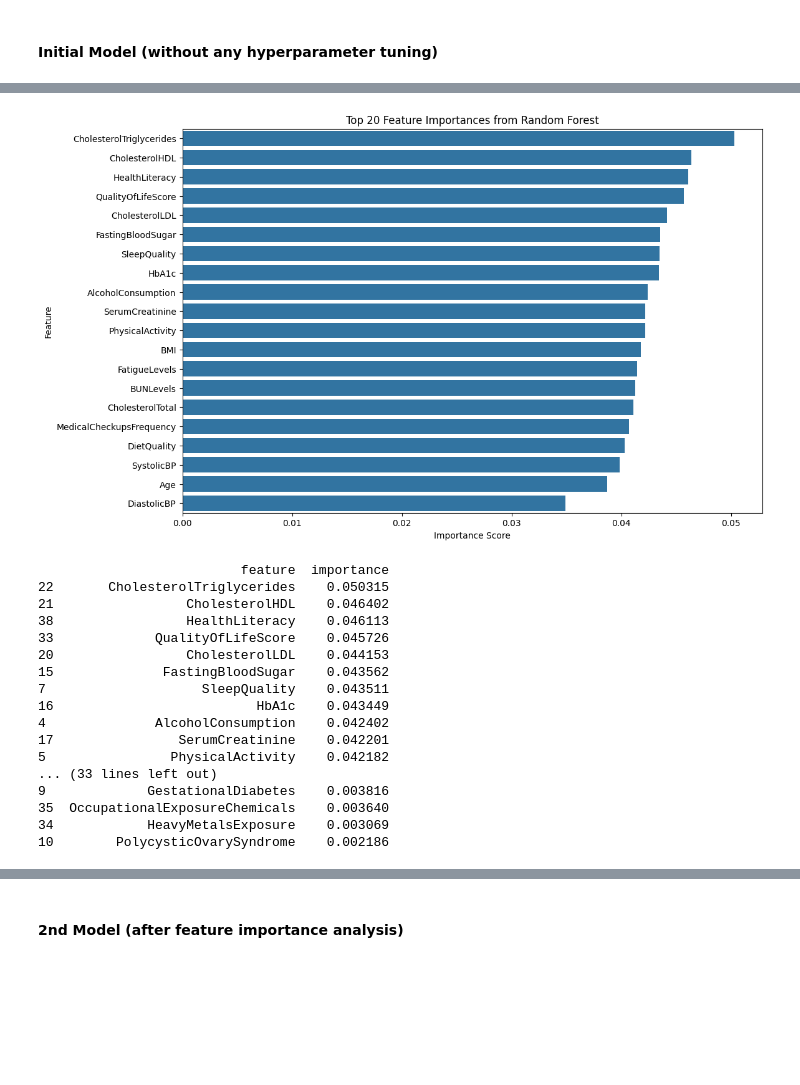
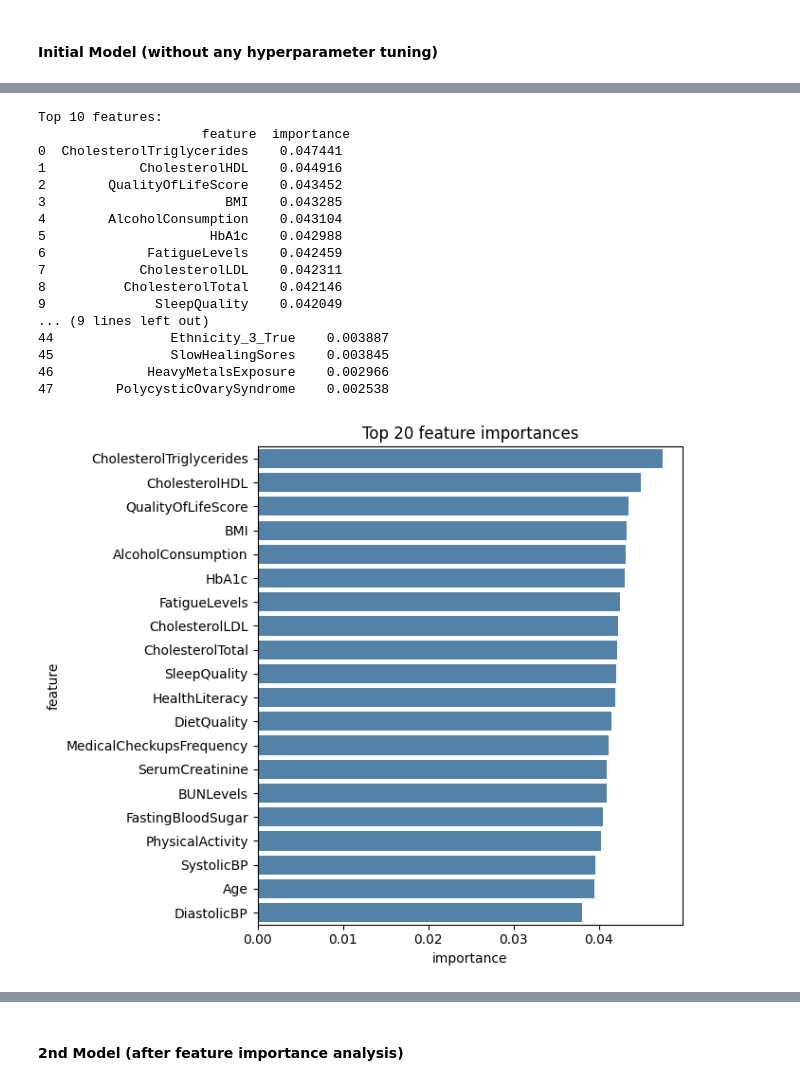
Before and after one commit to minuuva/Medication-Adherence-Predictor, a Jupyter notebook: rf_classification.ipynb, the cells around one changed output, grey strips where cells are left out. Drawn from its saved outputs; the diff is of its cells as text; code cells hidden in the pictures; blank space fills up the shorter version.

```diff
--- a/rf_classification.ipynb
+++ b/rf_classification.ipynb
@@ -133,6 +133,6 @@ Name: count, dtype: int64
 # %%
 # List of multi-categorical variables to encode
-multi_categoricals = ['Ethnicity', 'SocioeconomicStatus', 'EducationLevel']
+multi_categoricals = ['Ethnicity']
 
 # One-hot encode
 df = pd.get_dummies(df, columns=multi_categoricals, drop_first=True)
@@ -151,8 +151,8 @@ df.head()
 # %% [markdown]
 #### Defining Features (X) and Target (y)
 # %%
-X = df.drop(columns=['AdherenceLabel'])
-y = df['AdherenceLabel']
+X = df.drop(columns=['AdherenceGroup'])
+y = df['AdherenceGroup']
 
 print(f"Shape of X: {X.shape}")
 print(f"Shape of y: {y.shape}")
@@ -214,40 +270,40 @@ weighted avg       0.53      0.53      0.53       376
 # %%
-# Create a DataFrame for feature importances
-feature_importances = pd.DataFrame({
-    'feature': X_train.columns,
-    'importance': rf.feature_importances_
-})
+# 1) Build a DataFrame with names + importances
+feat_imp = (
+    pd.DataFrame({
+        'feature': X_train_enc.columns,
+        'importance': rf.feature_importances_
+    })
+    .sort_values('importance', ascending=False)
+    .reset_index(drop=True)
+)
 
-# Sort by importance
-feature_importances = feature_importances.sort_values(by='importance', ascending=False)
+# 2) Quick look at the head / tail
+print("Top 10 features:\n", feat_imp.head(10), '\n')
+print("Bottom 10 features:\n", feat_imp.tail(10))
 
-# Plot Top 20 features
-plt.figure(figsize=(12, 8))
-sns.barplot(x='importance', y='feature', data=feature_importances.head(20))
-plt.title('Top 20 Feature Importances from Random Forest')
-plt.xlabel('Importance Score')
-plt.ylabel('Feature')
+plt.figure(figsize=(7,6))
+sns.barplot(y='feature', x='importance', data=feat_imp.head(20), color='steelblue')
+plt.title('Top 20 feature importances')
+plt.tight_layout()
 plt.show()
-
-# Print full table if you want
-print(feature_importances)
 # %% [output]
+Top 10 features:
+                     feature  importance
+0  CholesterolTriglycerides    0.047441
+1            CholesterolHDL    0.044916
+2        QualityOfLifeScore    0.043452
+3                       BMI    0.043285
+4        AlcoholConsumption    0.043104
+5                     HbA1c    0.042988
+6             FatigueLevels    0.042459
+7            CholesterolLDL    0.042311
+8          CholesterolTotal    0.042146
+9              SleepQuality    0.042049
+... (9 lines left out)
+44               Ethnicity_3_True    0.003887
+45               SlowHealingSores    0.003845
+46            HeavyMetalsExposure    0.002966
+47        PolycysticOvarySyndrome    0.002538
-[figure, old version]
+[figure, new version]
-                          feature  importance
-22       CholesterolTriglycerides    0.050315
-21                 CholesterolHDL    0.046402
-38                 HealthLiteracy    0.046113
-33             QualityOfLifeScore    0.045726
-20                 CholesterolLDL    0.044153
-15              FastingBloodSugar    0.043562
-7                    SleepQuality    0.043511
-16                          HbA1c    0.043449
-4              AlcoholConsumption    0.042402
-17                SerumCreatinine    0.042201
-5                PhysicalActivity    0.042182
-... (33 lines left out)
-9             GestationalDiabetes    0.003816
-35  OccupationalExposureChemicals    0.003640
-34            HeavyMetalsExposure    0.003069
-10        PolycysticOvarySyndrome    0.002186
 # %%
```
Also changed, not shown: parts of 16 cells of this notebook.
